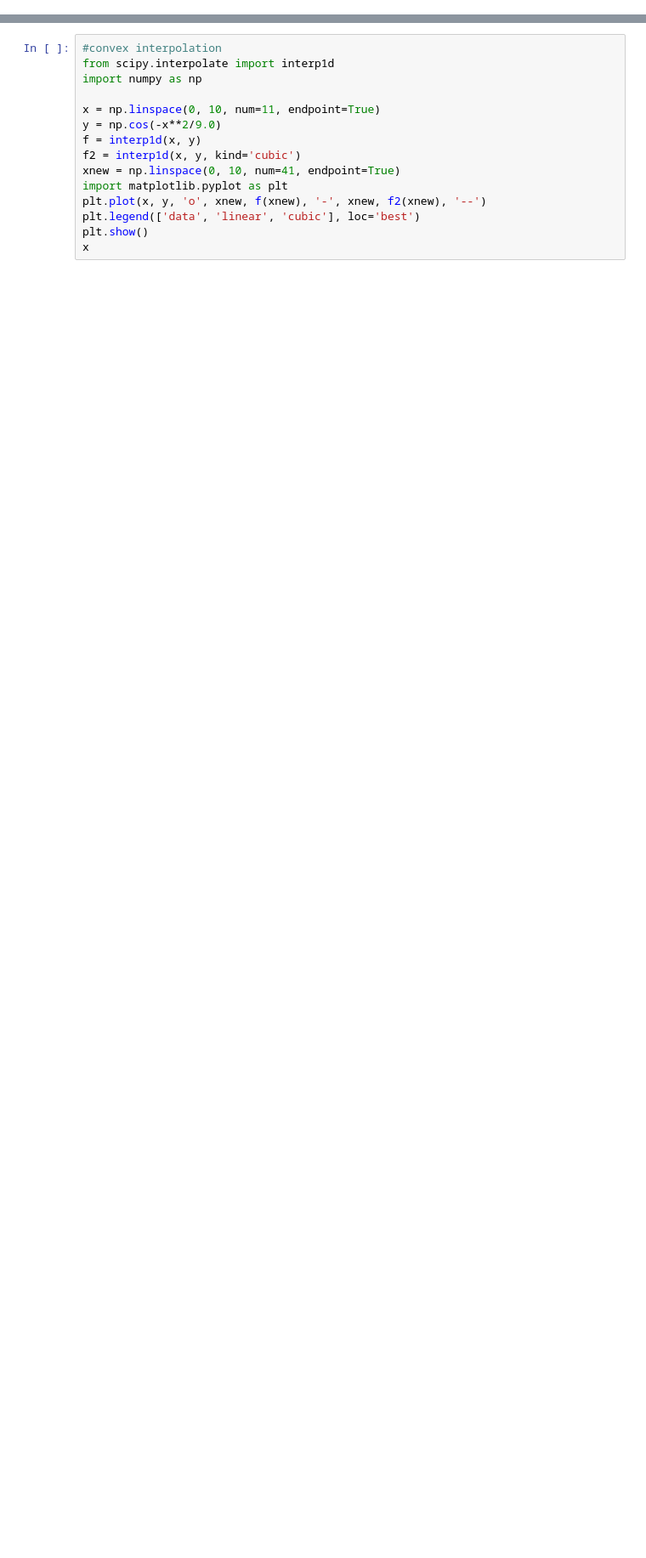
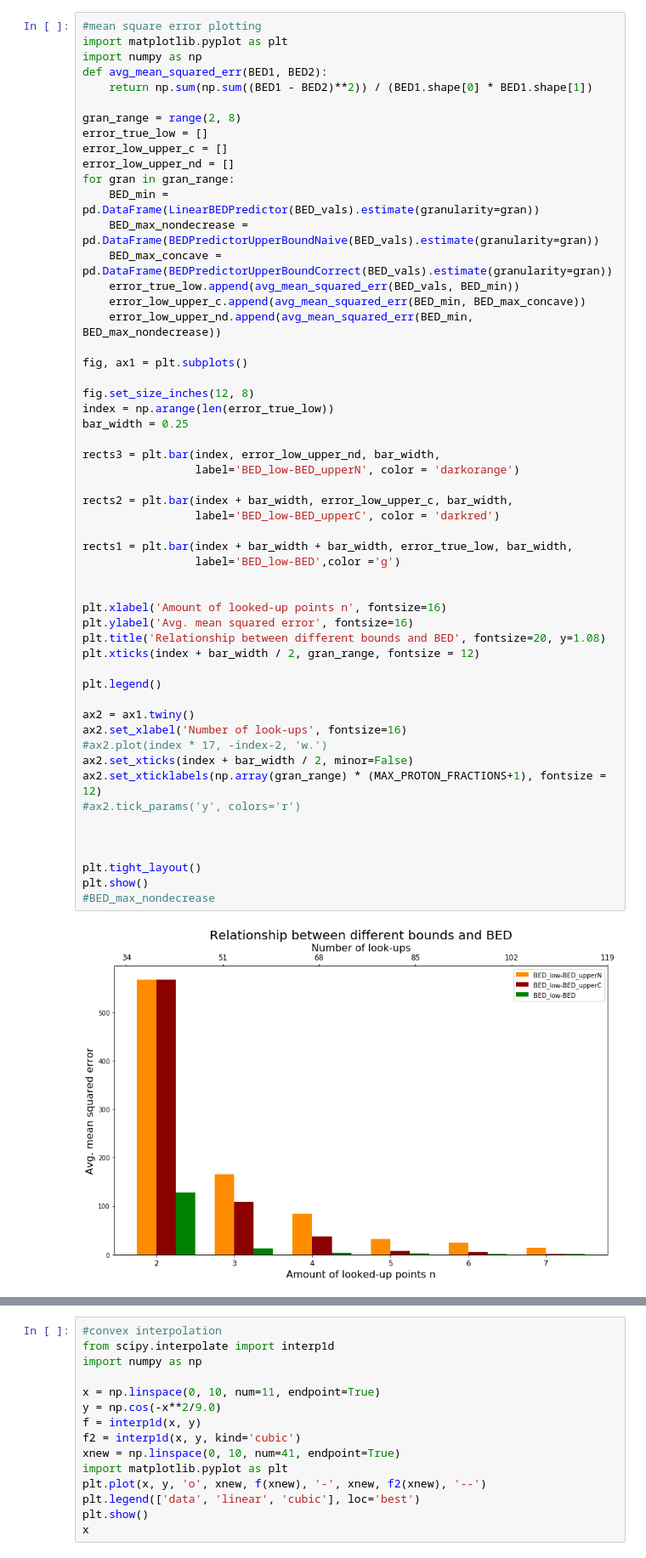
Before and after one commit to IDmy/proton, a Jupyter notebook: notebooks/data_exploration.ipynb, the cells around one changed output, grey strips where cells are left out. Shown at 85% size. Saved outputs shown, nothing was run; the diff lists cells and outputs as text; blank space fills up the shorter version.

```diff
--- a/notebooks/data_exploration.ipynb
+++ b/notebooks/data_exploration.ipynb
@@ -34,0 +89,56 @@ plot_patients(True)
+# %%
+#mean square error plotting
+import matplotlib.pyplot as plt
+import numpy as np
+def avg_mean_squared_err(BED1, BED2):
+    return np.sum(np.sum((BED1 - BED2)**2)) / (BED1.shape[0] * BED1.shape[1])
+
+gran_range = range(2, 8)
+error_true_low = []
+error_low_upper_c = []
+error_low_upper_nd = []
+for gran in gran_range:
+    BED_min = pd.DataFrame(LinearBEDPredictor(BED_vals).estimate(granularity=gran))
+    BED_max_nondecrease = pd.DataFrame(BEDPredictorUpperBoundNaive(BED_vals).estimate(granularity=gran))
+    BED_max_concave = pd.DataFrame(BEDPredictorUpperBoundCorrect(BED_vals).estimate(granularity=gran))
+    error_true_low.append(avg_mean_squared_err(BED_vals, BED_min))
+    error_low_upper_c.append(avg_mean_squared_err(BED_min, BED_max_concave))
+    error_low_upper_nd.append(avg_mean_squared_err(BED_min, BED_max_nondecrease))
+
+fig, ax1 = plt.subplots()
+
+fig.set_size_inches(12, 8)
+index = np.arange(len(error_true_low))
+bar_width = 0.25
+
+rects3 = plt.bar(index, error_low_upper_nd, bar_width,
+                 label='BED_low-BED_upperN', color = 'darkorange')
+
+rects2 = plt.bar(index + bar_width, error_low_upper_c, bar_width,
+                 label='BED_low-BED_upperC', color = 'darkred')
+
+rects1 = plt.bar(index + bar_width + bar_width, error_true_low, bar_width,
+                 label='BED_low-BED',color ='g')
+
+
+plt.xlabel('Amount of looked-up points n', fontsize=16)
+plt.ylabel('Avg. mean squared error', fontsize=16)
+plt.title('Relationship between different bounds and BED', fontsize=20, y=1.08)
+plt.xticks(index + bar_width / 2, gran_range, fontsize = 12)
+
+plt.legend()
+
+ax2 = ax1.twiny()
+ax2.set_xlabel('Number of look-ups', fontsize=16)
+#ax2.plot(index * 17, -index-2, 'w.')
+ax2.set_xticks(index + bar_width / 2, minor=False)
+ax2.set_xticklabels(np.array(gran_range) * (MAX_PROTON_FRACTIONS+1), fontsize = 12)
+#ax2.tick_params('y', colors='r')
+
+
+
+plt.tight_layout()
+plt.show()
+#BED_max_nondecrease
+# %% [output]
+[figure, added]
```
Also changed, not shown: parts of 8 cells of this notebook, 5 other files.
